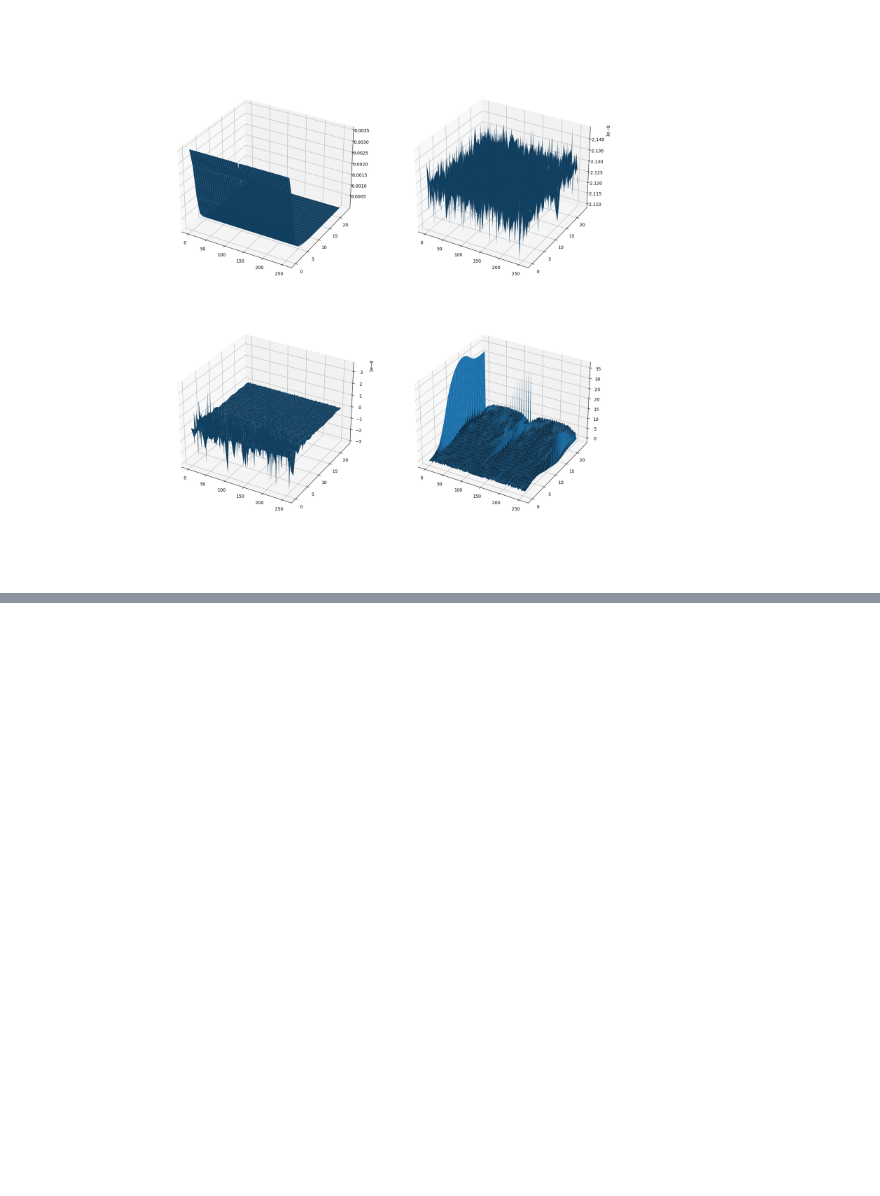
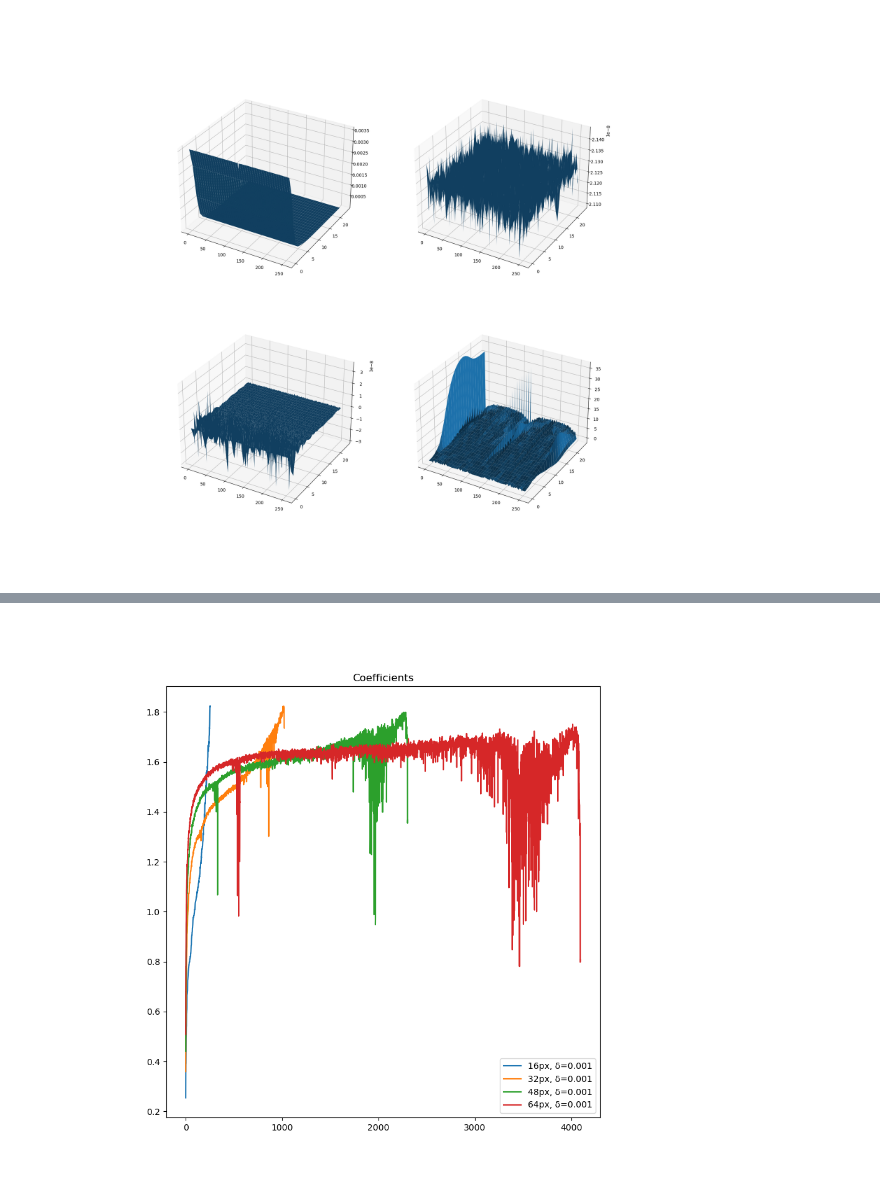
Before and after one commit to AlexanderAuras/LearnedRadonFilters, a Jupyter notebook: visualization.ipynb, the cells around one changed output, grey strips where cells are left out. Drawn from its saved outputs; the diff is of its cells as text; code cells hidden in the pictures; blank space fills up the shorter version.

```diff
--- a/visualization.ipynb
+++ b/visualization.ipynb
@@ -18,17 +17,35 @@ def load_saved_tensor(img_size: int, noise_level: float, name: str) -> torch.Ten
     tensor = tensor.detach().to("cpu")
     return tensor
 # %%
-base_path = os.path.join(".", "runs", "resolutions2")
-dir_name_list = next(os.walk(base_path))[1]
-name_pattern: re.Pattern = re.compile(r"dataset.img_size=(\d+), noise_level=((?:\d\.\d+)|(?:\de-?\d+))")
-run_name_data_list = map(lambda dir_name: name_pattern.fullmatch(dir_name), dir_name_list)
-clean_run_name_data_list = typing.cast(typing.Generator[re.Match[str], None, None], filter(lambda x: x!=None, run_name_data_list))
 runs_fields = {}
-for run_name_data in clean_run_name_data_list:
+
+filter_base_path = os.path.join(".", "runs", "resolutions_filter")
+filter_dir_name_list = next(os.walk(filter_base_path))[1]
+filter_name_pattern: re.Pattern = re.compile(r"dataset.img_size=(\d+), noise_level=((?:\d\.\d+)|(?:\de-?\d+))")
+filter_run_name_data_list = map(lambda dir_name: filter_name_pattern.fullmatch(dir_name), filter_dir_name_list)
+filter_clean_run_name_data_list = typing.cast(typing.Generator[re.Match[str], None, None], filter(lambda x: x!=None, filter_run_name_data_list))
+for run_name_data in filter_clean_run_name_data_list:
+    #TODO REMOVE REMOVE REMOVE REMOVE REMOVE
     if int(run_name_data.group(1)) >= 96:
         continue
+    #TODO REMOVE REMOVE REMOVE REMOVE REMOVE
     for name in ["coefficients", "delta", "pi", "gamma"]:
-        runs_fields[f"s{run_name_data.group(1)}_n{run_name_data.group(2)[2:]}_{name}"] = load_saved_tensor(int(run_name_data.group(1)), float(run_name_data.group(2)), name)
+        path = os.path.join(".", "runs", "resolutions_filter", f"dataset.img_size={int(run_name_data.group(1))}, noise_level={float(run_name_data.group(2))}", name+".pt")
+        runs_fields[f"filter_s{run_name_data.group(1)}_n{run_name_data.group(2)}_{name}"] = load_saved_tensor(path)
+
+svd_base_path = os.path.join(".", "runs", "resolutions_svd")
+svd_dir_name_list = next(os.walk(svd_base_path))[1]
+svd_name_pattern: re.Pattern = re.compile(r"model=svd, dataset.img_size=(\d+), noise_level=((?:\d\.\d+)|(?:\de-?\d+))")
+svd_run_name_data_list = map(lambda dir_name: svd_name_pattern.fullmatch(dir_name), svd_dir_name_list)
+svd_clean_run_name_data_list = typing.cast(typing.Generator[re.Match[str], None, None], filter(lambda x: x!=None, svd_run_name_data_list))
+for run_name_data in svd_clean_run_name_data_list:
+    #TODO REMOVE REMOVE REMOVE REMOVE REMOVE
+    if int(run_name_data.group(1)) >= 96:
+        continue
+    #TODO REMOVE REMOVE REMOVE REMOVE REMOVE
+    path = os.path.join(".", "runs", "resolutions_svd", f"model=svd, dataset.img_size={int(run_name_data.group(1))}, noise_level={float(run_name_data.group(2))}", "coefficients.pt")
+    runs_fields[f"svd_s{run_name_data.group(1)}_n{run_name_data.group(2)}_coefficients"] = load_saved_tensor(path)
+
 runs = typing.cast(typing.Any, type("Runs", (object,), runs_fields))
 # %%
 plt.subplots(2, 2, figsize=(18, 18))
@@ -68,0 +105,13 @@ plt.show()
+# %%
+plt.subplots(1, 1, figsize=(9, 9))
+
+axes = plt.subplot(1, 1, 1)
+axes.set_title("Coefficients")
+for idx, res in enumerate([16,32,48,64]):
+    coefficients = getattr(runs, f"svd_s{res}_n0001_coefficients")
+    axes.plot(coefficients, label=f"{res}px, δ=0.001")
+axes.legend()
+
+plt.show()
+# %% [output]
+[figure, added]
```
Also changed, not shown: parts of 4 cells of this notebook, 1 other file.
